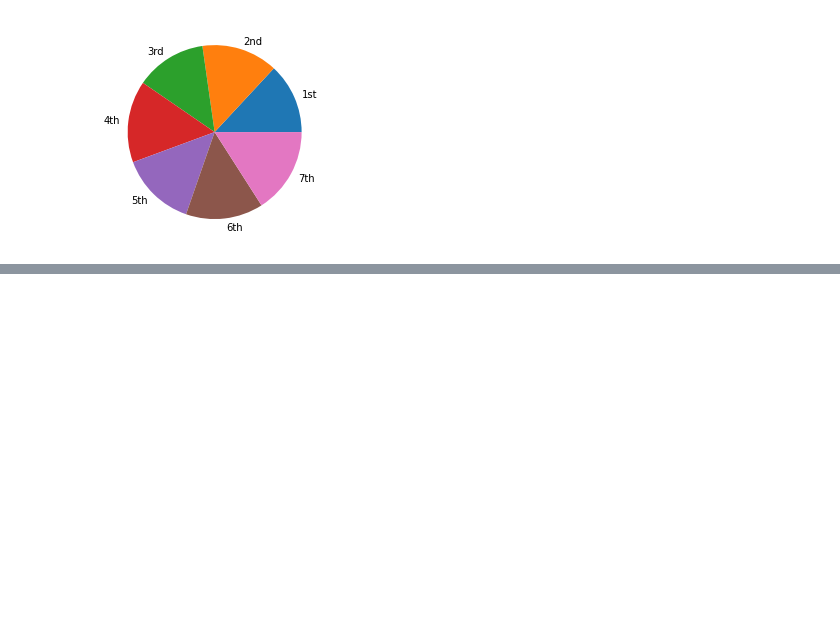
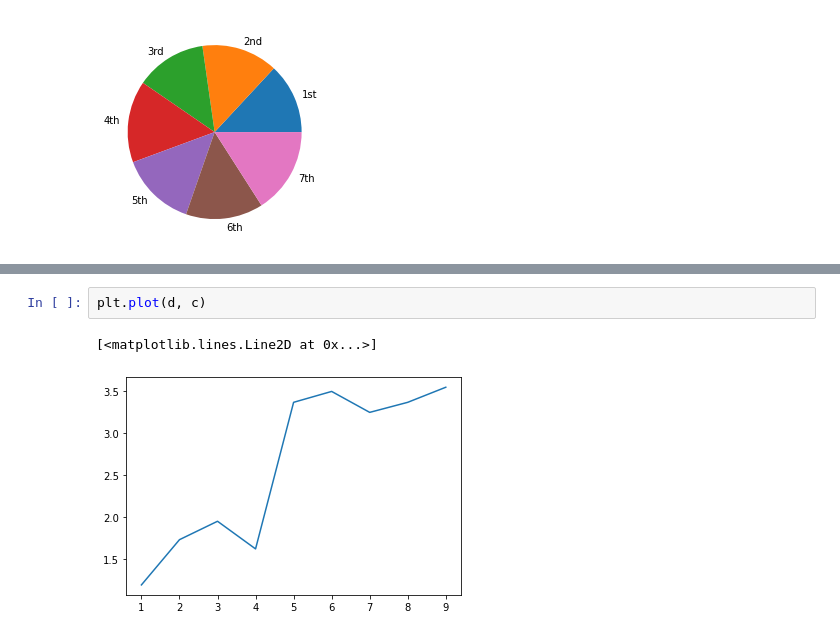
Before and after one commit to ekramasif/Basic-Machine-Learning, a Jupyter notebook: Extraa/Plot.ipynb, the cells around one changed output, grey strips where cells are left out. Drawn from its saved outputs; the diff is of its cells as text; blank space fills up the shorter version.

```diff
--- a/Extraa/Plot.ipynb
+++ b/Extraa/Plot.ipynb
@@ -73,0 +110,5 @@ plt.pie(CGPA, labels = Semester)
+# %%
+plt.plot(d, c)
+# %% [output]
+[<matplotlib.lines.Line2D at 0x...>]
+[figure, added]
```
Also changed, not shown: parts of 6 cells of this notebook.
